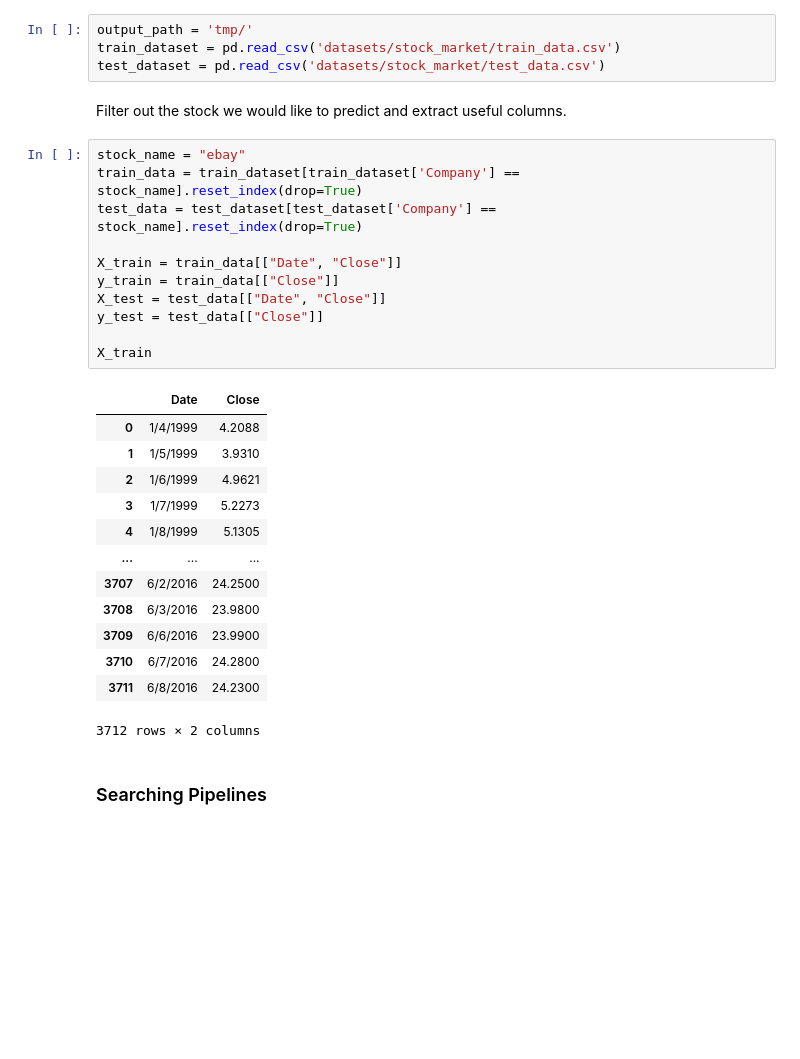
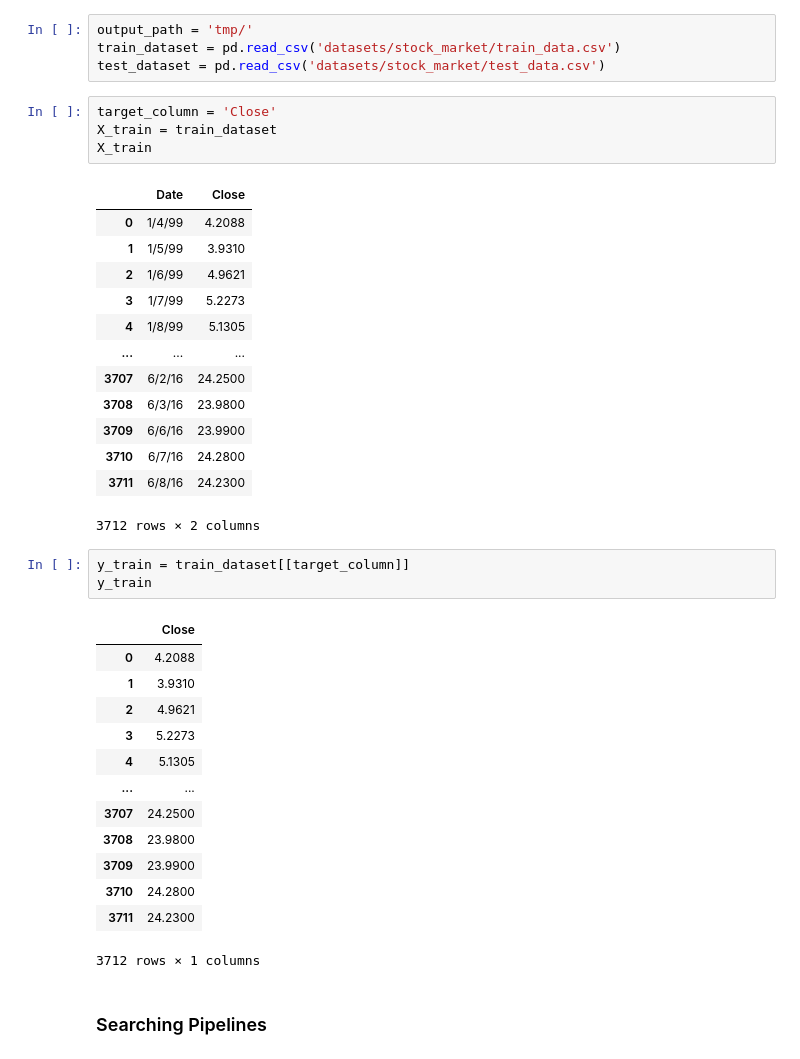
Before and after one commit to VIDA-NYU/alpha-automl, a Jupyter notebook: examples/timeseries_forecasting.ipynb, the cells around one changed output. Saved outputs shown, nothing was run; the diff lists cells and outputs as text; blank space fills up the shorter version.

```diff
--- a/examples/timeseries_forecasting.ipynb
+++ b/examples/timeseries_forecasting.ipynb
@@ -14,33 +14,41 @@ In this example, we are generating pipelines for a CSV dataset. The [stock_marke
 output_path = 'tmp/'
 train_dataset = pd.read_csv('datasets/stock_market/train_data.csv')
 test_dataset = pd.read_csv('datasets/stock_market/test_data.csv')
-# %% [markdown]
-Filter out the stock we would like to predict and extract useful columns.
-# %%
-stock_name = "ebay"
-train_data = train_dataset[train_dataset['Company'] == stock_name].reset_index(drop=True)
-test_data = test_dataset[test_dataset['Company'] == stock_name].reset_index(drop=True)
-
-X_train = train_data[["Date", "Close"]]
-y_train = train_data[["Close"]]
-X_test = test_data[["Date", "Close"]]
-y_test = test_data[["Close"]]
-
-X_train
-# %% [output]
-|  | Date | Close |
-| 0 | 1/4/1999 | 4.2088 |
-| 1 | 1/5/1999 | 3.9310 |
-| 2 | 1/6/1999 | 4.9621 |
-| 3 | 1/7/1999 | 5.2273 |
-| 4 | 1/8/1999 | 5.1305 |
-| ... | ... | ... |
-| 3707 | 6/2/2016 | 24.2500 |
-| 3708 | 6/3/2016 | 23.9800 |
-| 3709 | 6/6/2016 | 23.9900 |
-| 3710 | 6/7/2016 | 24.2800 |
-| 3711 | 6/8/2016 | 24.2300 |
-3712 rows × 2 columns
+# %%
+target_column = 'Close'
+X_train = train_dataset
+X_train
+# %% [output]
+|  | Date | Close |
+| 0 | 1/4/99 | 4.2088 |
+| 1 | 1/5/99 | 3.9310 |
+| 2 | 1/6/99 | 4.9621 |
+| 3 | 1/7/99 | 5.2273 |
+| 4 | 1/8/99 | 5.1305 |
+| ... | ... | ... |
+| 3707 | 6/2/16 | 24.2500 |
+| 3708 | 6/3/16 | 23.9800 |
+| 3709 | 6/6/16 | 23.9900 |
+| 3710 | 6/7/16 | 24.2800 |
+| 3711 | 6/8/16 | 24.2300 |
+3712 rows × 2 columns
+# %%
+y_train = train_dataset[[target_column]]
+y_train
+# %% [output]
+|  | Close |
+| 0 | 4.2088 |
+| 1 | 3.9310 |
+| 2 | 4.9621 |
+| 3 | 5.2273 |
+| 4 | 5.1305 |
+| ... | ... |
+| 3707 | 24.2500 |
+| 3708 | 23.9800 |
+| 3709 | 23.9900 |
+| 3710 | 24.2800 |
+| 3711 | 24.2300 |
+3712 rows × 1 columns
 # %% [markdown]
 ### Searching  Pipelines
 # %%
```
Also changed, not shown: parts of 4 cells of this notebook.
